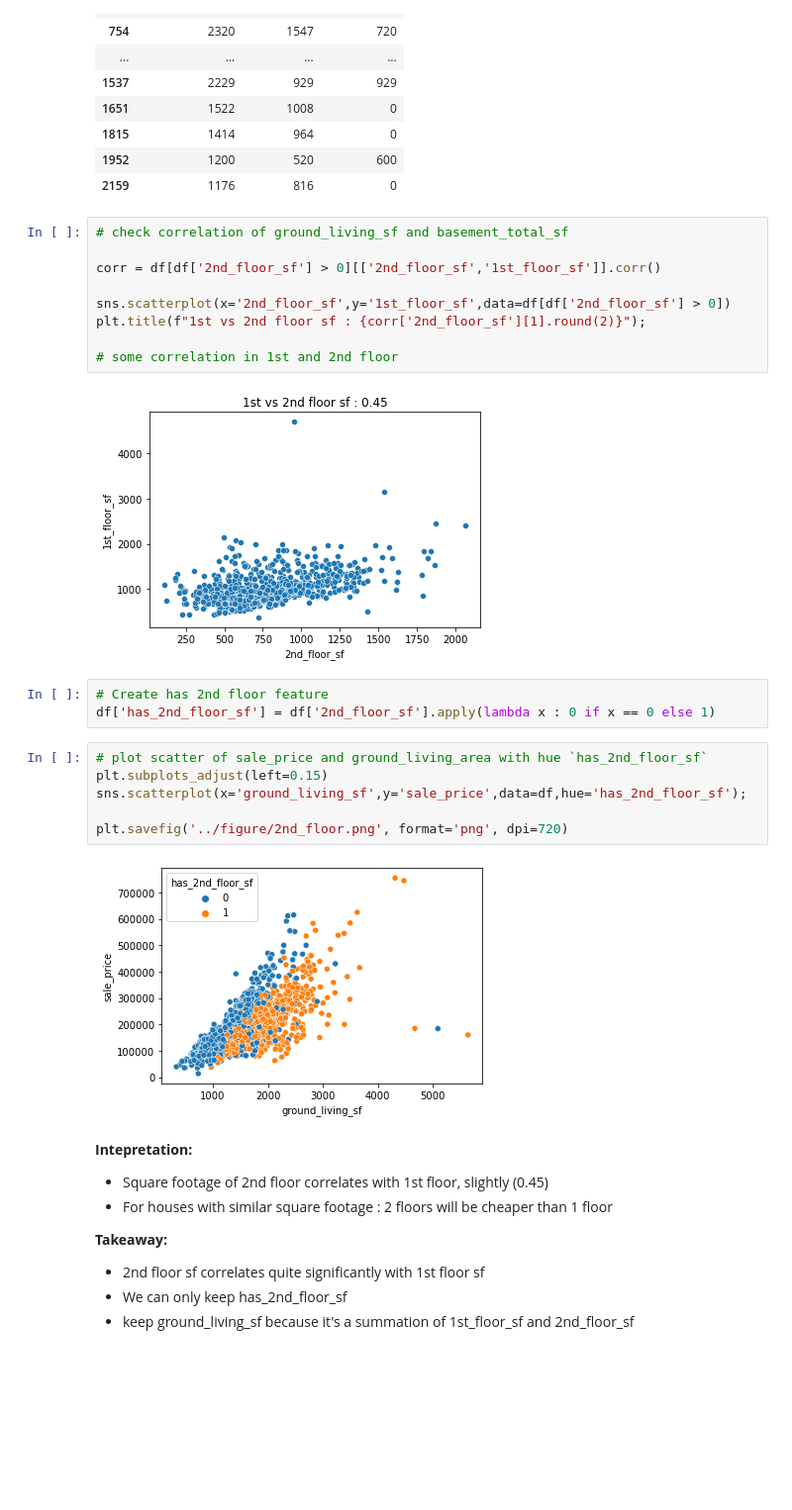
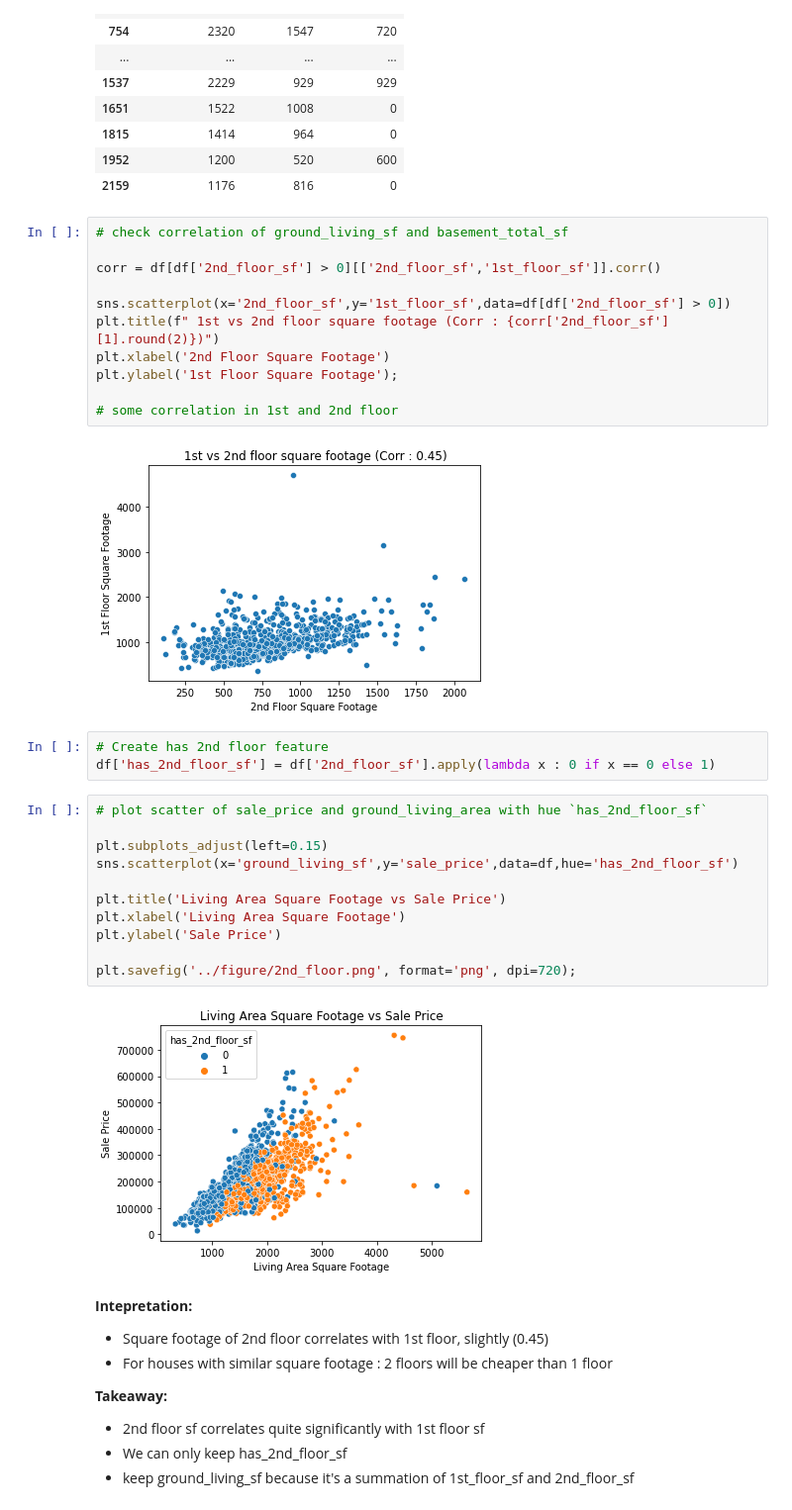
Before and after one commit to krisgch/dsi_project_ames, a Jupyter notebook: code/02_preprocessing.ipynb, the cells around one changed output. Shown at 99% size. Cells and saved outputs as stored; diff of their text form; blank space fills up the shorter version.

```diff
--- a/code/02_preprocessing.ipynb
+++ b/code/02_preprocessing.ipynb
@@ -123,22 +127,29 @@ df[df['ground_living_sf'] != \
 corr = df[df['2nd_floor_sf'] > 0][['2nd_floor_sf','1st_floor_sf']].corr()
 
 sns.scatterplot(x='2nd_floor_sf',y='1st_floor_sf',data=df[df['2nd_floor_sf'] > 0])
-plt.title(f"1st vs 2nd floor sf : {corr['2nd_floor_sf'][1].round(2)}");
+plt.title(f" 1st vs 2nd floor square footage (Corr : {corr['2nd_floor_sf'][1].round(2)})")
+plt.xlabel('2nd Floor Square Footage')
+plt.ylabel('1st Floor Square Footage');
 
 # some correlation in 1st and 2nd floor
 # %% [output]
-[figure, old version]
+[figure, new version]
 # %%
 # Create has 2nd floor feature
 df['has_2nd_floor_sf'] = df['2nd_floor_sf'].apply(lambda x : 0 if x == 0 else 1)
 # %%
 # plot scatter of sale_price and ground_living_area with hue `has_2nd_floor_sf`
+
 plt.subplots_adjust(left=0.15)
-sns.scatterplot(x='ground_living_sf',y='sale_price',data=df,hue='has_2nd_floor_sf');
+sns.scatterplot(x='ground_living_sf',y='sale_price',data=df,hue='has_2nd_floor_sf')
 
-plt.savefig('../figure/2nd_floor.png', format='png', dpi=720)
+plt.title('Living Area Square Footage vs Sale Price')
+plt.xlabel('Living Area Square Footage')
+plt.ylabel('Sale Price')
+
+plt.savefig('../figure/2nd_floor.png', format='png', dpi=720);
 # %% [output]
-[figure, old version]
+[figure, new version]
 # %% [markdown]
 __Intepretation:__
 - Square footage of 2nd floor correlates with 1st floor, slightly (0.45)
```
Also changed, not shown: parts of 43 cells of this notebook, 9 other files.
